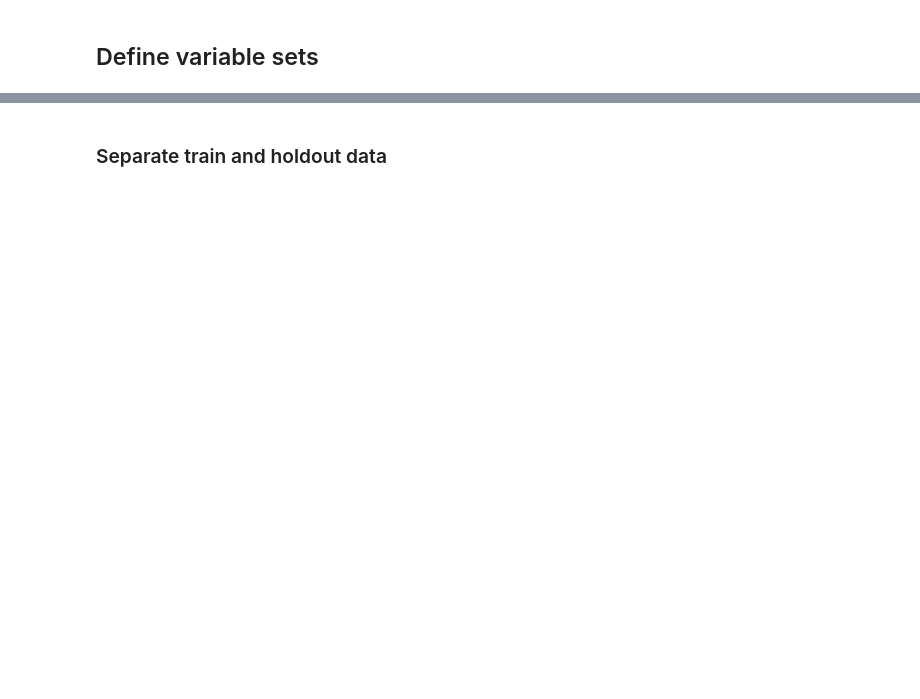
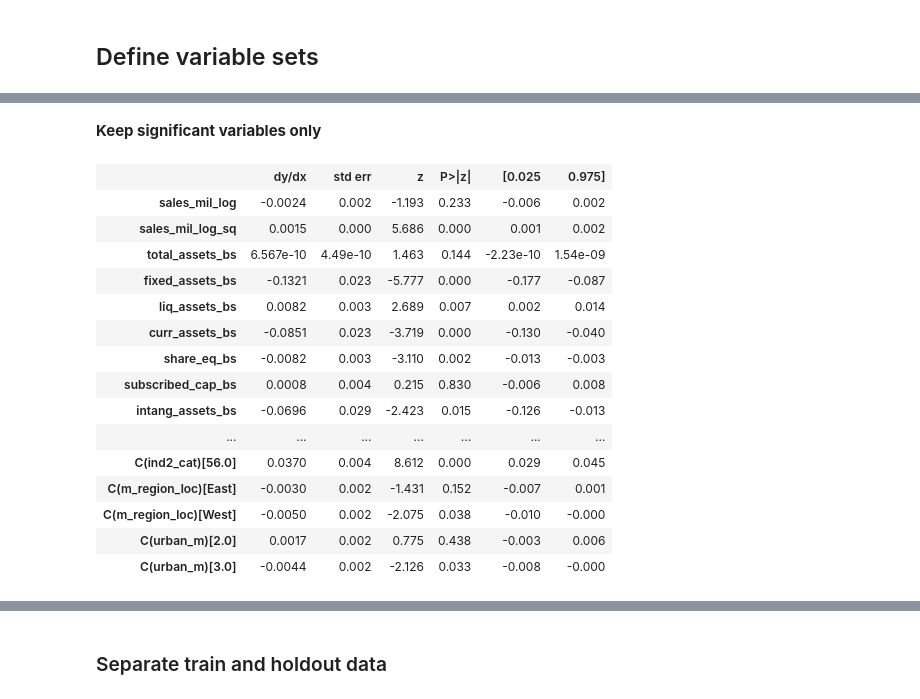
Before and after one commit to mateschieszler/DA3-A3, a Jupyter notebook: DA3_A3_code.ipynb, the cells around one changed output, grey strips where cells are left out. Cells and saved outputs as stored; diff of their text form; code cells hidden in the pictures; blank space fills up the shorter version.

```diff
--- a/DA3_A3_code.ipynb
+++ b/DA3_A3_code.ipynb
@@ -964,0 +1212,3 @@ data.shape
+# %%
+mx2 = sm.Logit(y,sm.add_constant(X2)).fit().get_margeff()
+print(mx2.summary())
@@ -964,0 +1409,2 @@ data.shape
+# %% [markdown]
+**Keep significant variables only**
@@ -964,0 +1413,19 @@ data.shape
+# %%
+t
+# %% [output]
+|  | dy/dx | std err | z | P>|z| | [0.025 | 0.975] |
+| sales_mil_log | -0.0024 | 0.002 | -1.193 | 0.233 | -0.006 | 0.002 |
+| sales_mil_log_sq | 0.0015 | 0.000 | 5.686 | 0.000 | 0.001 | 0.002 |
+| total_assets_bs | 6.567e-10 | 4.49e-10 | 1.463 | 0.144 | -2.23e-10 | 1.54e-09 |
+| fixed_assets_bs | -0.1321 | 0.023 | -5.777 | 0.000 | -0.177 | -0.087 |
+| liq_assets_bs | 0.0082 | 0.003 | 2.689 | 0.007 | 0.002 | 0.014 |
+| curr_assets_bs | -0.0851 | 0.023 | -3.719 | 0.000 | -0.130 | -0.040 |
+| share_eq_bs | -0.0082 | 0.003 | -3.110 | 0.002 | -0.013 | -0.003 |
+| subscribed_cap_bs | 0.0008 | 0.004 | 0.215 | 0.830 | -0.006 | 0.008 |
+| intang_assets_bs | -0.0696 | 0.029 | -2.423 | 0.015 | -0.126 | -0.013 |
+| ... | ... | ... | ... | ... | ... | ... |
+| C(ind2_cat)[56.0] | 0.0370 | 0.004 | 8.612 | 0.000 | 0.029 | 0.045 |
+| C(m_region_loc)[East] | -0.0030 | 0.002 | -1.431 | 0.152 | -0.007 | 0.001 |
+| C(m_region_loc)[West] | -0.0050 | 0.002 | -2.075 | 0.038 | -0.010 | -0.000 |
+| C(urban_m)[2.0] | 0.0017 | 0.002 | 0.775 | 0.438 | -0.003 | 0.006 |
+| C(urban_m)[3.0] | -0.0044 | 0.002 | -2.126 | 0.033 | -0.008 | -0.000 |
```
Also changed, not shown: parts of 77 cells of this notebook.
